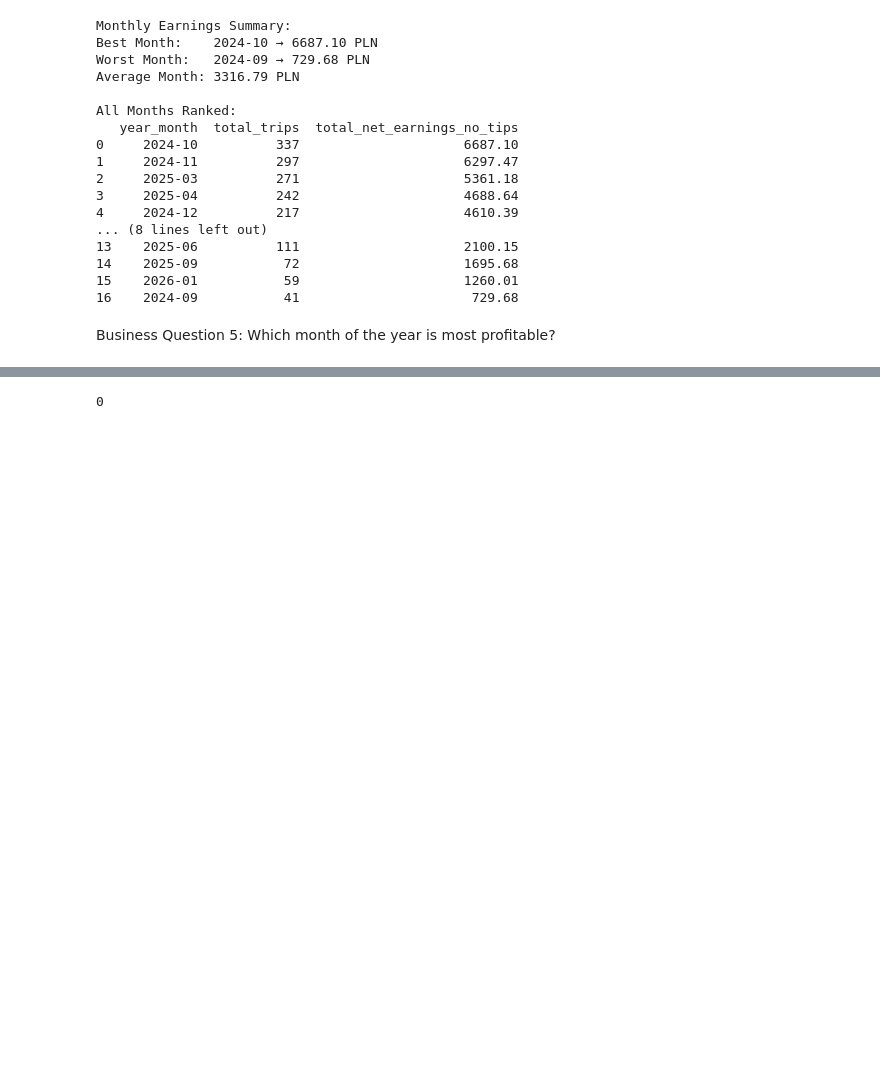
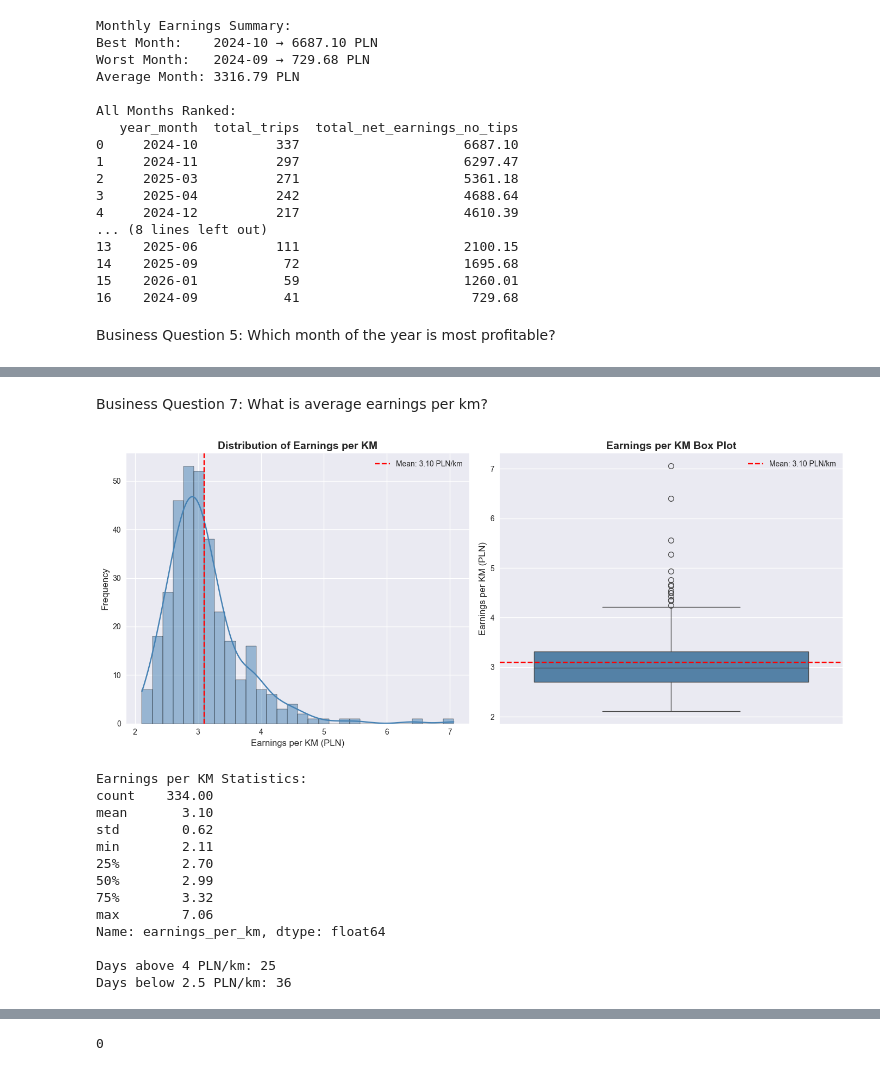
Before and after one commit to lamoski/RideMetrics, a Jupyter notebook: working_file.ipynb, the cells around one changed output, grey strips where cells are left out. Drawn from its saved outputs; the diff is of its cells as text; code cells hidden in the pictures; blank space fills up the shorter version.

```diff
--- a/working_file.ipynb
+++ b/working_file.ipynb
@@ -782,0 +856,65 @@ Months Ranked by Total Earnings:
+# %% [markdown]
+Business Question 7: What is average earnings per km?
+# %%
+fig, axes = plt.subplots(1, 2, figsize=(14, 6))
+
+# Histogram
+sns.histplot(
+    daily_revenue_gold['earnings_per_km'],
+    bins=30,
+    kde=True,
+    ax=axes[0],
+    color='steelblue'
+)
+axes[0].axvline(
+    x=daily_revenue_gold['earnings_per_km'].mean(),
+    color='red',
+    linestyle='--',
+    label=f"Mean: {daily_revenue_gold['earnings_per_km'].mean():.2f} PLN/km"
+)
+axes[0].set_title('Distribution of Earnings per KM',
+                   fontsize=14, fontweight='bold')
+axes[0].set_xlabel('Earnings per KM (PLN)', fontsize=12)
+axes[0].set_ylabel('Frequency', fontsize=12)
+axes[0].legend()
+
+# Box Plot
+sns.boxplot(
+    y=daily_revenue_gold['earnings_per_km'],
+    ax=axes[1],
+    color='steelblue'
+)
+axes[1].axhline(
+    y=daily_revenue_gold['earnings_per_km'].mean(),
+    color='red',
+    linestyle='--',
+    label=f"Mean: {daily_revenue_gold['earnings_per_km'].mean():.2f} PLN/km"
+)
+axes[1].set_title('Earnings per KM Box Plot',
+                   fontsize=14, fontweight='bold')
+axes[1].set_ylabel('Earnings per KM (PLN)', fontsize=12)
+axes[1].legend()
+
+plt.tight_layout()
+plt.show()
+
+# Statistics
+print("Earnings per KM Statistics:")
+print(daily_revenue_gold['earnings_per_km'].describe().round(2))
+print(f"\nDays above 4 PLN/km: {(daily_revenue_gold['earnings_per_km'] > 4).sum()}")
+print(f"Days below 2.5 PLN/km: {(daily_revenue_gold['earnings_per_km'] < 2.5).sum()}")
+# %% [output]
+[figure, added]
+Earnings per KM Statistics:
+count    334.00
+mean       3.10
+std        0.62
+min        2.11
+25%        2.70
+50%        2.99
+75%        3.32
+max        7.06
+Name: earnings_per_km, dtype: float64
+
+Days above 4 PLN/km: 25
+Days below 2.5 PLN/km: 36
```
Also changed, not shown: parts of 21 cells of this notebook.
